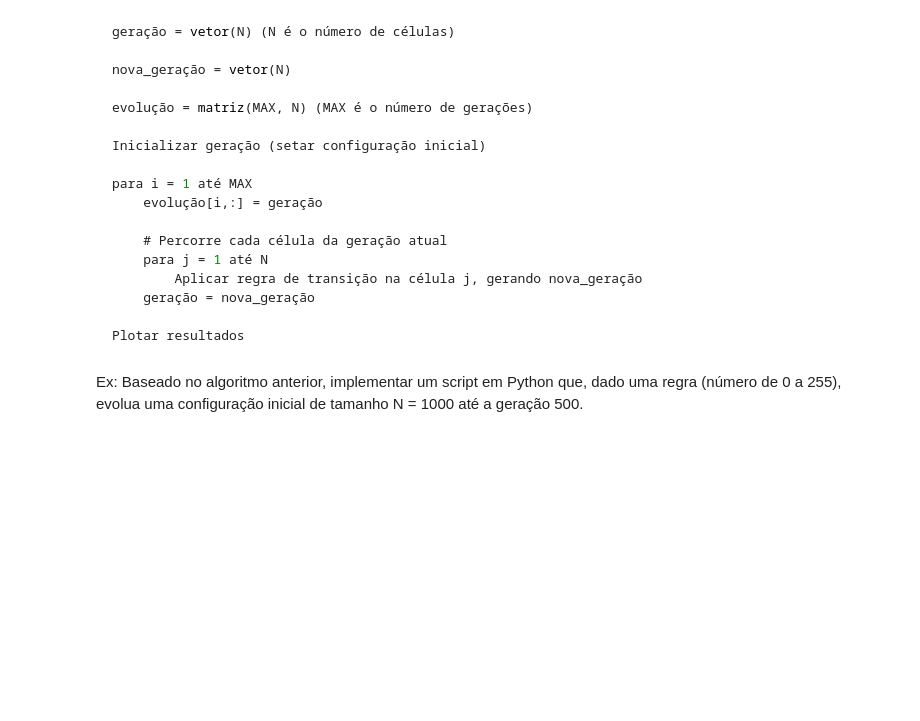
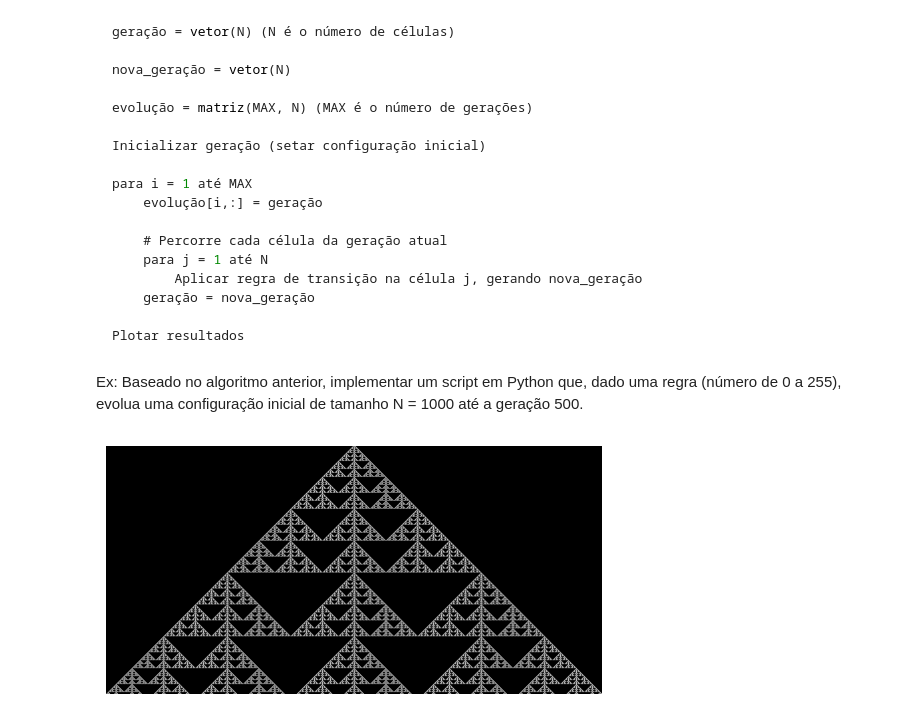
Before and after one commit to Krupique/data-structure, a Jupyter notebook: Python/structured_programming.ipynb, the cells around one changed output. Cells and saved outputs as stored; diff of their text form; code cells hidden in the pictures; blank space fills up the shorter version.

```diff
--- a/Python/structured_programming.ipynb
+++ b/Python/structured_programming.ipynb
@@ -262,3 +262,56 @@ Plotar resultados
 # %% [markdown]
 Ex: Baseado no algoritmo anterior, implementar um script em Python que, dado uma regra (número
 de 0 a 255), evolua uma configuração inicial de tamanho N = 1000 até a geração 500.
+# %%
+import numpy as np
+import matplotlib.pyplot as plt
+# converte um número inteiro para sua representação binária (0-255)
+def converte_binario(numero):
+    binario = bin(numero)
+    binario = binario[2:]
+    if len(binario) < 8:
+        zeros = [0]*(8-len(binario))
+        binario = zeros + list(binario)
+    return list(binario)
+
+# Início do script
+MAX = 500
+g = np.zeros(1000)
+ng = np.zeros(1000)
+regra = 150 # int(input('Entre com o número da regra: '))
+codigo = converte_binario(regra)
+
+# Matriz em que cada linha armazena uma geraçao do autômato
+matriz_evolucao = np.zeros((MAX, len(g)))
+# Define geração inicial
+g[len(g)//2] = 1
+# Laço principal: atualiza as gerações
+for i in range(MAX):
+    matriz_evolucao[i,:] = g
+    # Percorre células da geração atual
+    for j in range(len(g)):
+        if (g[j-1] == 0 and g[j] == 0 and g[(j+1)%len(g)] == 0):
+            ng[j] = int(codigo[7])
+        elif (g[j-1] == 0 and g[j] == 0 and g[(j+1)%len(g)] == 1):
+            ng[j] = int(codigo[6])
+        elif (g[j-1] == 0 and g[j] == 1 and g[(j+1)%len(g)] == 0):
+            ng[j] = int(codigo[5])
+        elif (g[j-1] == 0 and g[j] == 1 and g[(j+1)%len(g)] == 1):
+            ng[j] = int(codigo[4])
+        elif (g[j-1] == 1 and g[j] == 0 and g[(j+1)%len(g)] == 0):
+            ng[j] = int(codigo[3])
+        elif (g[j-1] == 1 and g[j] == 0 and g[(j+1)%len(g)] == 1):
+            ng[j] = int(codigo[2])
+        elif (g[j-1] == 1 and g[j] == 1 and g[(j+1)%len(g)] == 0):
+            ng[j] = int(codigo[1])
+        elif (g[j-1] == 1 and g[j] == 1 and g[(j+1)%len(g)] == 1):
+            ng[j] = int(codigo[0])
+    g = ng.copy() # se não usar copy ambos vetores tornam-se o mesmo
+# plota matriz resultante como imagem
+plt.figure(1)
+plt.axis('off')
+plt.imshow(matriz_evolucao, cmap='gray')
+plt.savefig('Automata.png', dpi=300)
+plt.show()
+# %% [output]
+[figure, added]
```
Also changed, not shown: 1 other file.
